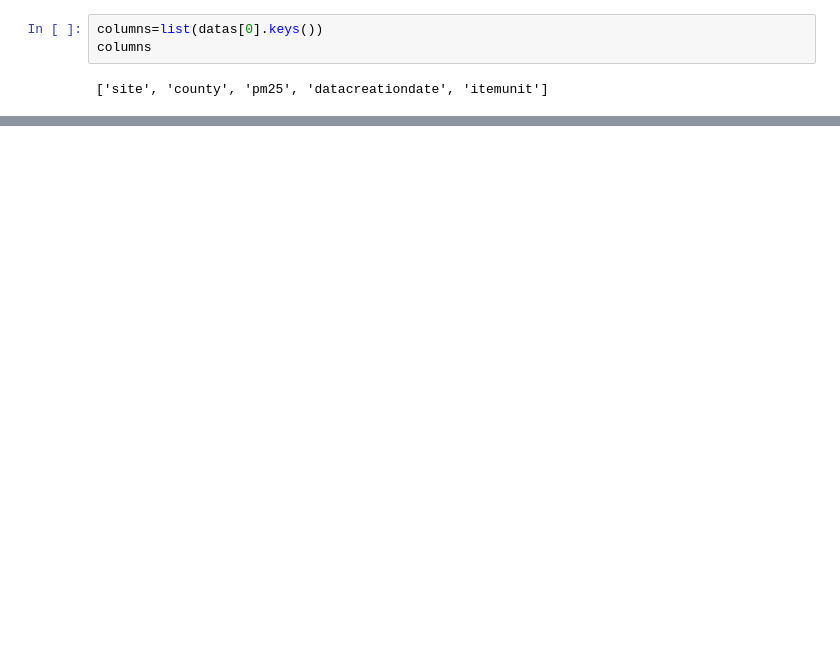
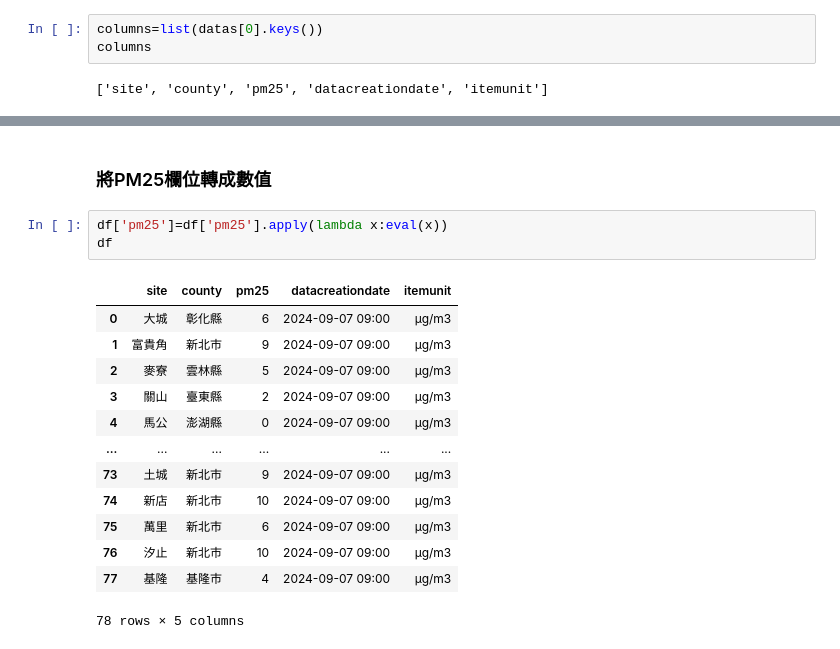
Before and after one commit to abcJason/flaskdemo, a Jupyter notebook: test.ipynb, the cells around one changed output, grey strips where cells are left out. Cells and saved outputs as stored; diff of their text form; blank space fills up the shorter version.

```diff
--- a/test.ipynb
+++ b/test.ipynb
@@ -171,0 +211,19 @@ values
+# %% [markdown]
+### 將PM25欄位轉成數值
+# %%
+df['pm25']=df['pm25'].apply(lambda x:eval(x))
+df
+# %% [output]
+|  | site | county | pm25 | datacreationdate | itemunit |
+| 0 | 大城 | 彰化縣 | 6 | 2024-09-07 09:00 | μg/m3 |
+| 1 | 富貴角 | 新北市 | 9 | 2024-09-07 09:00 | μg/m3 |
+| 2 | 麥寮 | 雲林縣 | 5 | 2024-09-07 09:00 | μg/m3 |
+| 3 | 關山 | 臺東縣 | 2 | 2024-09-07 09:00 | μg/m3 |
+| 4 | 馬公 | 澎湖縣 | 0 | 2024-09-07 09:00 | μg/m3 |
+| ... | ... | ... | ... | ... | ... |
+| 73 | 土城 | 新北市 | 9 | 2024-09-07 09:00 | μg/m3 |
+| 74 | 新店 | 新北市 | 10 | 2024-09-07 09:00 | μg/m3 |
+| 75 | 萬里 | 新北市 | 6 | 2024-09-07 09:00 | μg/m3 |
+| 76 | 汐止 | 新北市 | 10 | 2024-09-07 09:00 | μg/m3 |
+| 77 | 基隆 | 基隆市 | 4 | 2024-09-07 09:00 | μg/m3 |
+78 rows × 5 columns
```
Also changed, not shown: parts of 14 cells of this notebook, 3 other files.
